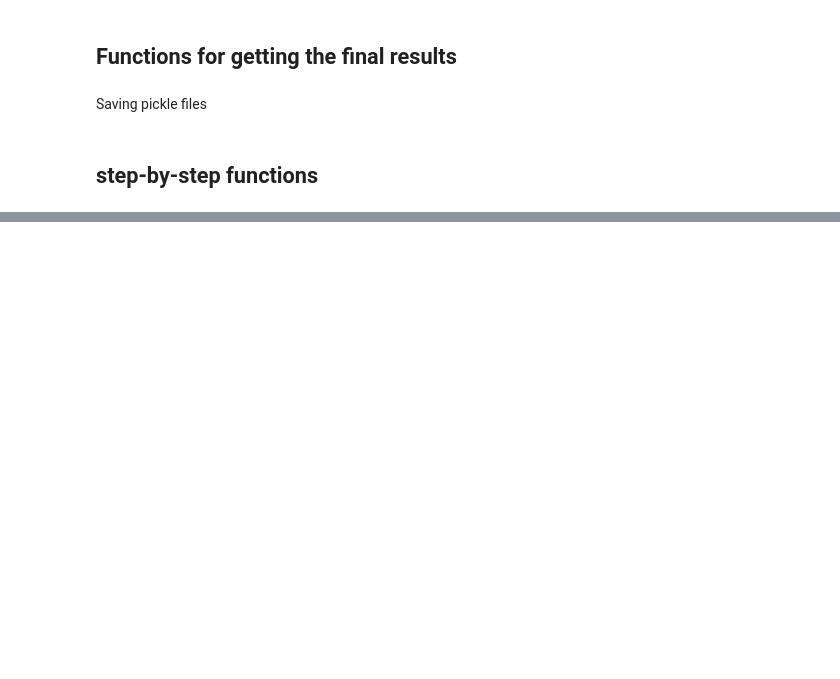
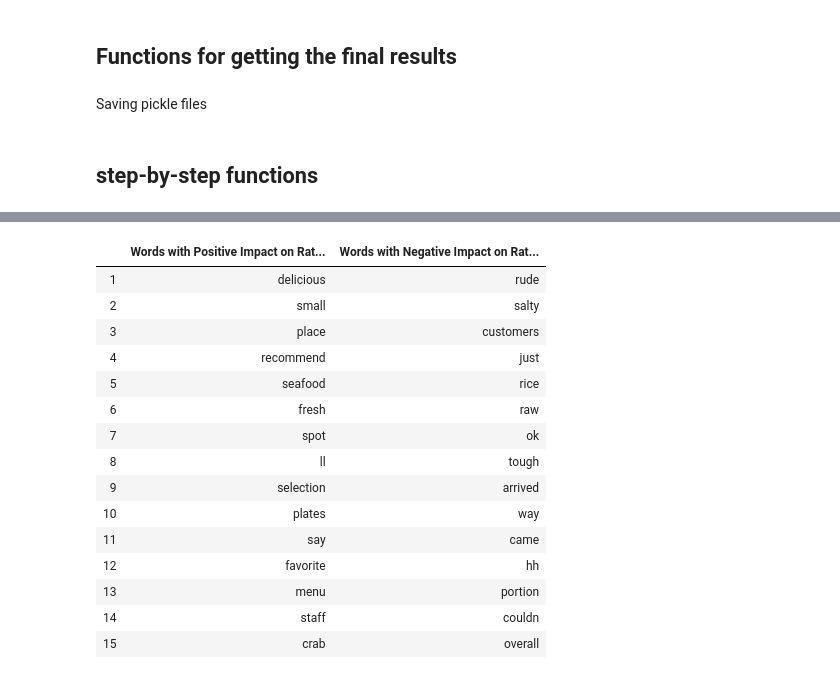
Before and after one commit to ericauuu/get_the_foodies, a Jupyter notebook: get_the_foodies.ipynb, the cells around one changed output, grey strips where cells are left out. Cells and saved outputs as stored; diff of their text form; code cells hidden in the pictures; blank space fills up the shorter version.

```diff
--- a/get_the_foodies.ipynb
+++ b/get_the_foodies.ipynb
@@ -339,0 +381,19 @@ get_f1scr(new_res_df)
+# %%
+result_table('upstate_nyc')
+# %% [output]
+|  | Words with Positive Impact on Rat... | Words with Negative Impact on Rat... |
+| 1 | delicious | rude |
+| 2 | small | salty |
+| 3 | place | customers |
+| 4 | recommend | just |
+| 5 | seafood | rice |
+| 6 | fresh | raw |
+| 7 | spot | ok |
+| 8 | ll | tough |
+| 9 | selection | arrived |
+| 10 | plates | way |
+| 11 | say | came |
+| 12 | favorite | hh |
+| 13 | menu | portion |
+| 14 | staff | couldn |
+| 15 | crab | overall |
```
Also changed, not shown: parts of 21 cells of this notebook, 17 other files.
